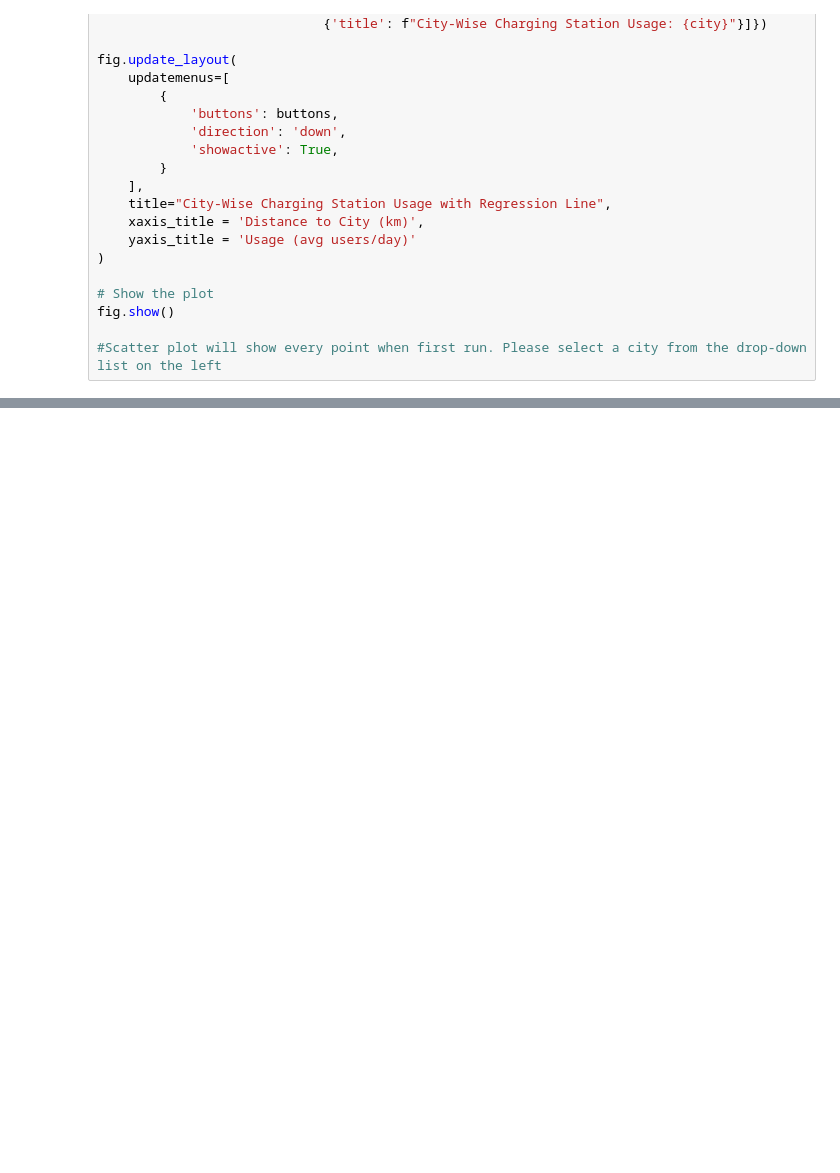
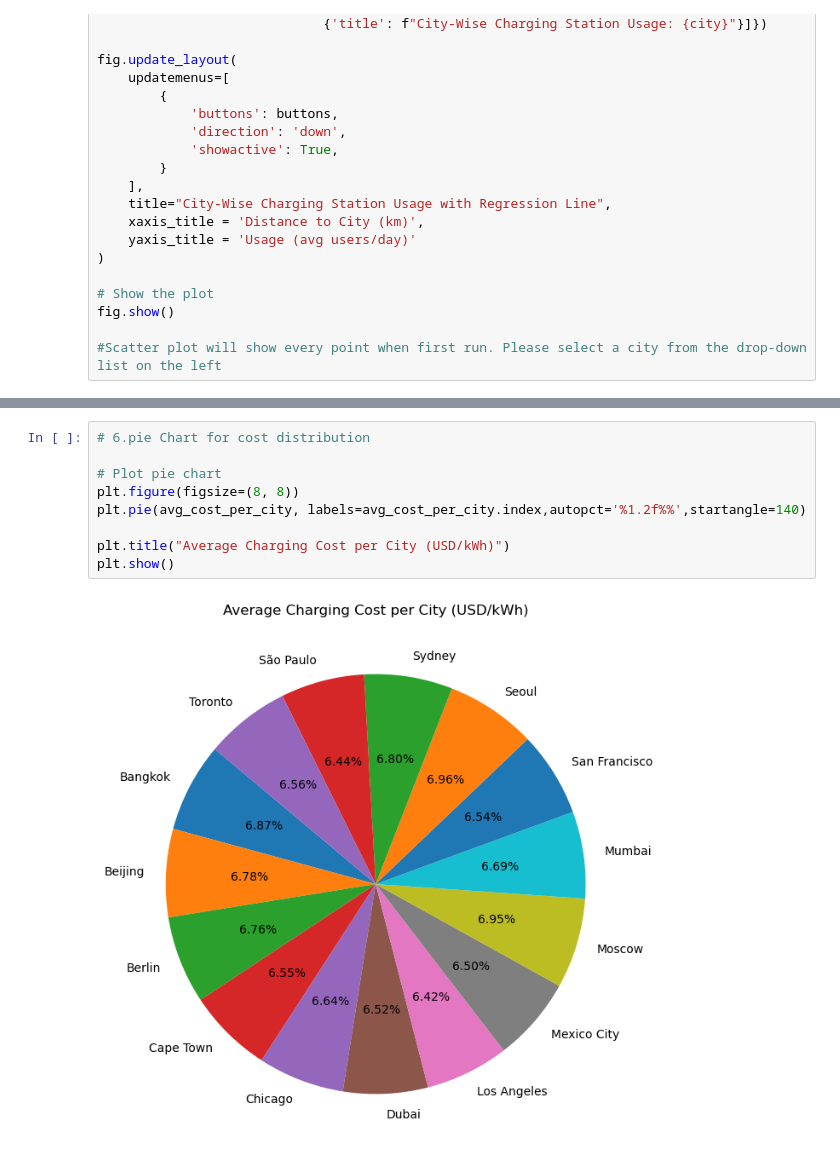
Before and after one commit to joeportnoy/ev-charging-stations, a Jupyter notebook: ev_charging_stations_analysis.ipynb, the cells around one changed output, grey strips where cells are left out. Cells and saved outputs as stored; diff of their text form; blank space fills up the shorter version.

```diff
--- a/ev_charging_stations_analysis.ipynb
+++ b/ev_charging_stations_analysis.ipynb
@@ -600,0 +646,11 @@ fig.show()
+# %%
+# 6.pie Chart for cost distribution
+
+# Plot pie chart
+plt.figure(figsize=(8, 8))
+plt.pie(avg_cost_per_city, labels=avg_cost_per_city.index,autopct='%1.2f%%',startangle=140)
+
+plt.title("Average Charging Cost per City (USD/kWh)")
+plt.show()
+# %% [output]
+[figure, added]
```
Also changed, not shown: parts of 6 cells of this notebook.
